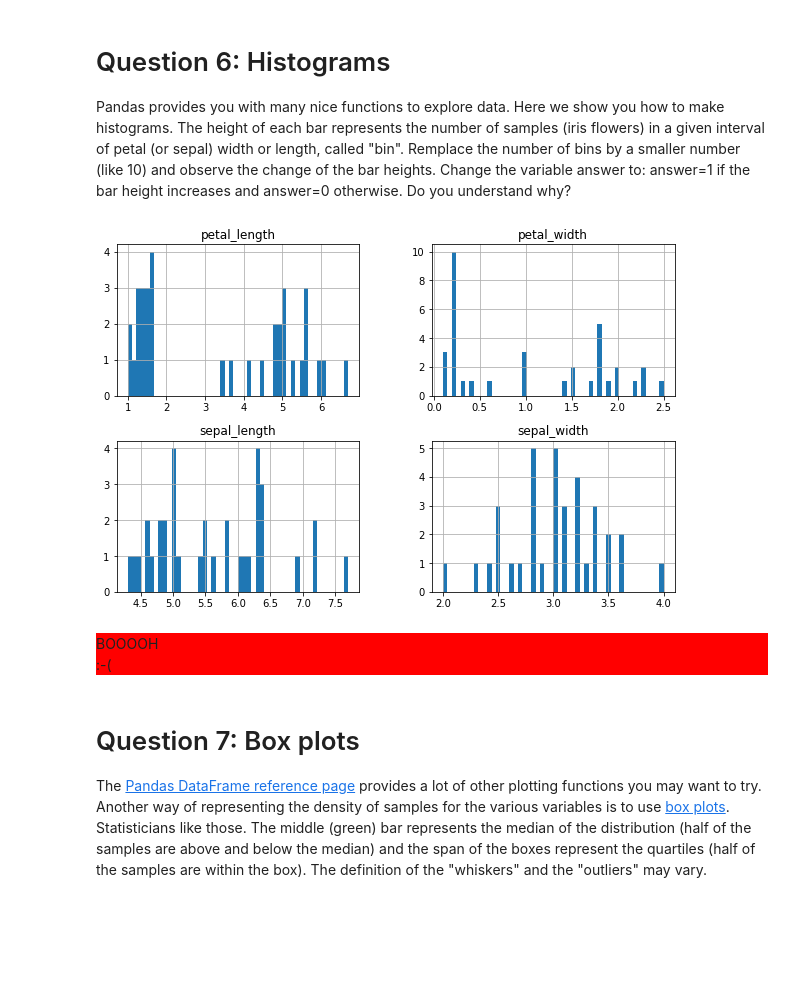
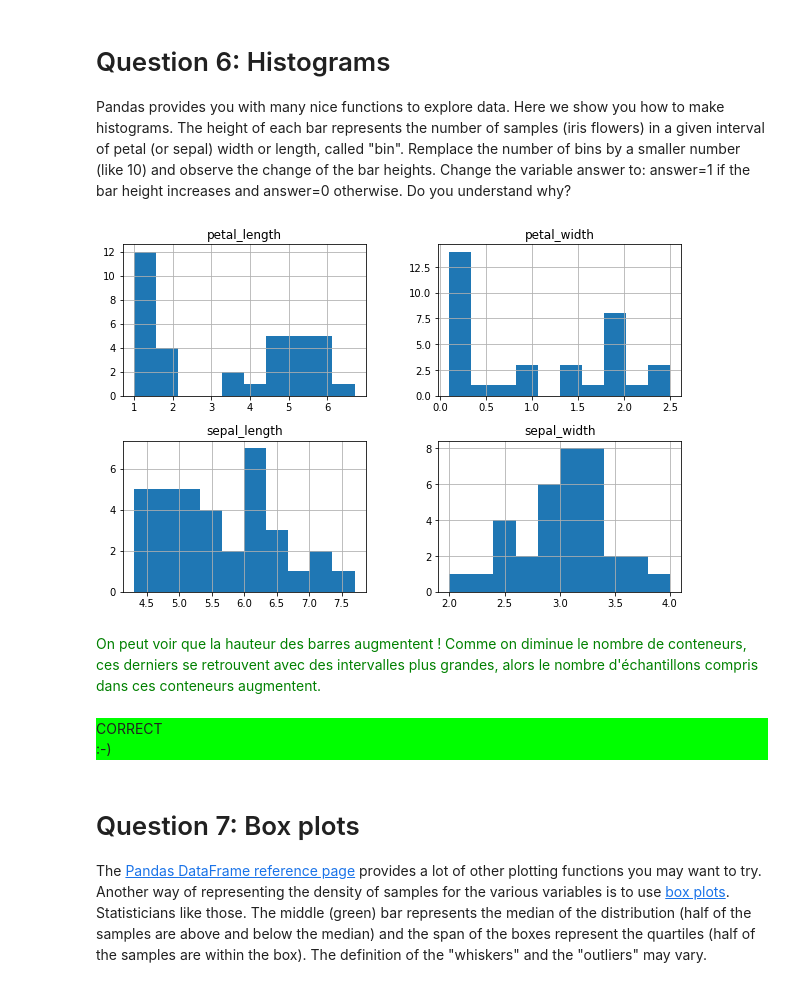
Before and after one commit to antoninpaoli/info232, a Jupyter notebook: TP0/TP0.ipynb, the cells around one changed output. Drawn from its saved outputs; the diff is of its cells as text; code cells hidden in the pictures; blank space fills up the shorter version.

```diff
--- a/TP0/TP0.ipynb
+++ b/TP0/TP0.ipynb
@@ -194,16 +218,18 @@ BOOOOH
 
 Pandas provides you with many nice functions to explore data. Here we show you how to make histograms. The height of each bar represents the number of samples (iris flowers) in a given interval of petal (or sepal) width or length, called "bin". Remplace the number of bins by a smaller number (like 10) and observe the change of the bar heights. Change the variable answer to: answer=1 if the bar height increases and answer=0 otherwise. Do you understand why?
 # %%
-data.hist(figsize=(10, 10), bins=50, layout=(3, 2));
+data.hist(figsize=(10, 10), bins=10, layout=(3, 2));
 # %% [output]
-[figure, old version]
+[figure, new version]
+# %% [markdown]
+<p style="color:green;">On peut voir que la hauteur des barres augmentent ! Comme on diminue le nombre de conteneurs, ces derniers se retrouvent avec des intervalles plus grandes, alors le nombre d'échantillons compris dans ces conteneurs augmentent. </p>
 # %%
 question = 6
-answer = -1           # 1 if the maximum bar height increases when the bin number decreases, 0 otherwise
+answer = 1           # 1 if the maximum bar height increases when the bin number decreases, 0 otherwise
 score += check(answer, question)
 # %% [output]
-BOOOOH
-:-(
+CORRECT
+:-)
 # %% [markdown]
 # Question 7: Box plots
 The <a href="https://pandas.pydata.org/pandas-docs/stable/reference/frame.html">Pandas DataFrame reference page</a> provides a lot of other plotting functions you may want to try. Another way of representing the density of samples for the various variables is to use <a href="https://en.wikipedia.org/wiki/Box_plot">box plots</a>. Statisticians like those. The middle (green) bar represents the median of the distribution (half of the samples are above and below the median) and the span of the boxes represent the quartiles (half of the samples are within the box). The definition of the "whiskers" and the "outliers" may vary.
```
Also changed, not shown: parts of 19 cells of this notebook.
